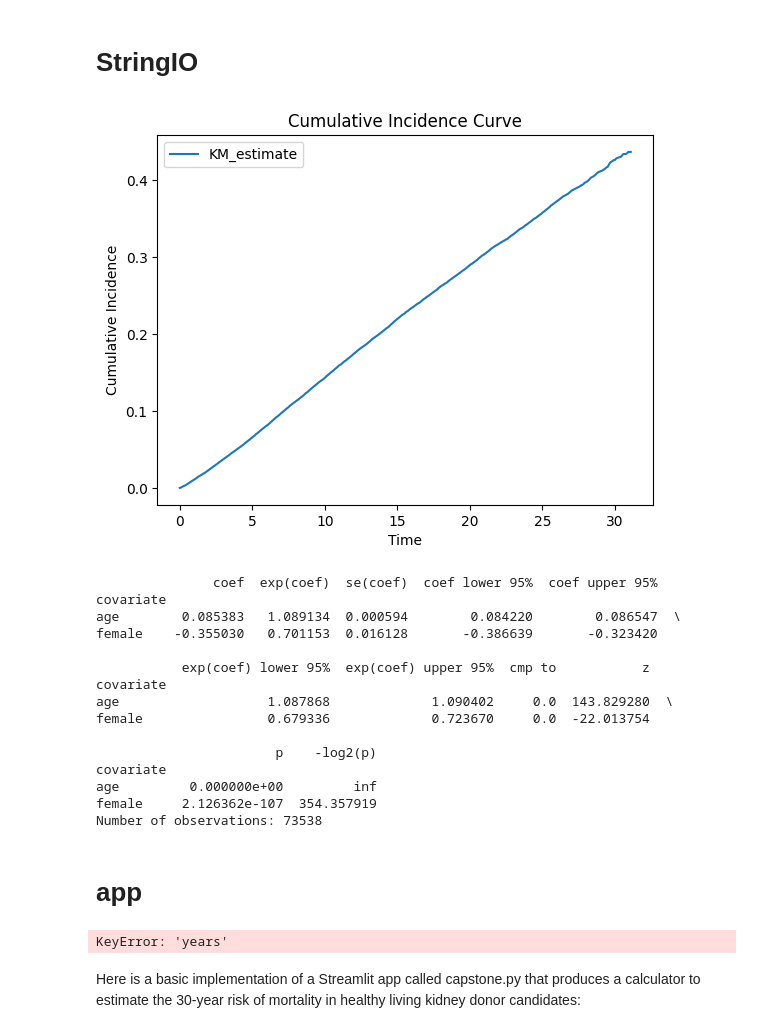
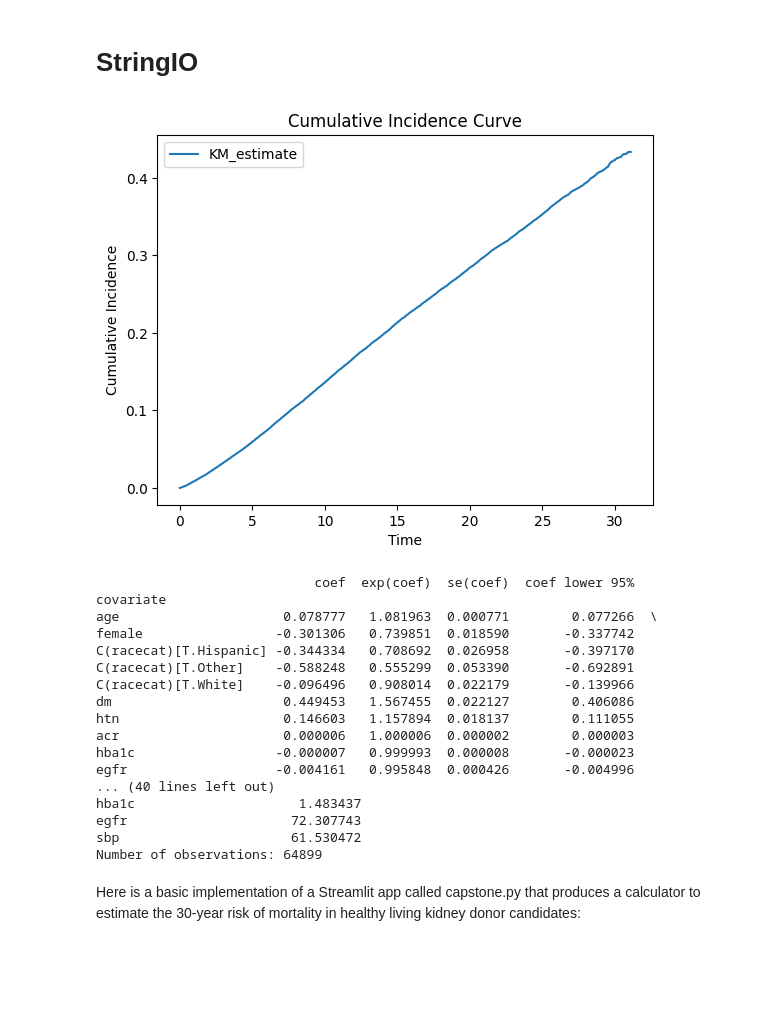
Before and after one commit to muzaale/bcmodel, a Jupyter notebook: chapter6.ipynb, the cells around one changed output. Drawn from its saved outputs; the diff is of its cells as text; code cells hidden in the pictures; blank space fills up the shorter version.

```diff
--- a/chapter6.ipynb
+++ b/chapter6.ipynb
@@ -14,84 +14,52 @@ kmf = KaplanMeierFitter()
 
 # Define the survival time and event columns
 time_column = 'years'  # Replace with the actual column name in your CSV
 event_column = 'died'  # Replace with the actual column name in your CSV
 
 # Fit the Kaplan-Meier estimator
 kmf.fit(data[time_column], data[event_column])
 
 # Plot the cumulative incidence (1 - KM)
 cumulative_incidence = 1 - kmf.survival_function_
 cumulative_incidence.plot()
 plt.xlabel('Time')
 plt.ylabel('Cumulative Incidence')
 plt.title('Cumulative Incidence Curve')
 plt.show()
 
 # Perform Cox regression
 cph = CoxPHFitter()
 
 # Define the covariate columns
-covariates = ['age', 'female']  # Replace with the actual column names in your CSV
+covariates = ['age', 'female', 'racecat', 'dm', 'htn', 'acr', 'hba1c', 'egfr', 'sbp']  # Replace with the actual column names in your CSV
 
 # Fit the Cox regression model
-cph.fit(data, duration_col=time_column, event_col=event_column, formula='age + female')
+cph.fit(data, duration_col=time_column, event_col=event_column, formula='age + female + C(racecat) + dm + htn + acr + hba1c + egfr + sbp')
 
 # Print the summary
 print(cph.summary)
 
 # Calculate the number of observations
 n_obs = int(cph._model.weights.sum())
 print("Number of observations:", n_obs)
 # %% [output]
-[figure, old version]
+[figure, new version]
-               coef  exp(coef)  se(coef)  coef lower 95%  coef upper 95%
+                            coef  exp(coef)  se(coef)  coef lower 95%
 covariate
-age        0.085383   1.089134  0.000594        0.084220        0.086547  \
-female    -0.355030   0.701153  0.016128       -0.386639       -0.323420
-
-           exp(coef) lower 95%  exp(coef) upper 95%  cmp to           z
-covariate
-age                   1.087868             1.090402     0.0  143.829280  \
-female                0.679336             0.723670     0.0  -22.013754
-
-                       p    -log2(p)
-covariate
-age         0.000000e+00         inf
-female     2.126362e-107  354.357919
-Number of observations: 73538
+age                     0.078777   1.081963  0.000771        0.077266  \
+female                 -0.301306   0.739851  0.018590       -0.337742
+C(racecat)[T.Hispanic] -0.344334   0.708692  0.026958       -0.397170
+C(racecat)[T.Other]    -0.588248   0.555299  0.053390       -0.692891
+C(racecat)[T.White]    -0.096496   0.908014  0.022179       -0.139966
+dm                      0.449453   1.567455  0.022127        0.406086
+htn                     0.146603   1.157894  0.018137        0.111055
+acr                     0.000006   1.000006  0.000002        0.000003
+hba1c                  -0.000007   0.999993  0.000008       -0.000023
+egfr                   -0.004161   0.995848  0.000426       -0.004996
+... (40 lines left out)
+hba1c                     1.483437
+egfr                     72.307743
+sbp                      61.530472
+Number of observations: 64899
-# %% [markdown]
-# app
-# %%
-
-
-# Load and preprocess the NHANES dataset
-
-# Perform necessary preprocessing steps on the dataset
-# ...
-
-# Split the dataset into training and testing sets
-
-# Split the dataset into features (X) and the target variable (y)
-X = data[['age', 'female']]
-
-# X = df[['age', 'sex', 'race', 'diabetes', 'hypertension', 'kidney_disease', 'smoking', 'medication',
-# 'bmi', 'sbp', 'creatinine', 'albumin_creatinine_ratio', 'egfr', 'hba1c']]
-y = data['years']
-
-# Train a Cox proportional hazards regression model
-cph = CoxPHFitter()
-cph.fit(X, duration_col='years', event_col='died')
-
-# Extract the beta coefficients
-betas = cph.summary['coef'].values
-
-# Save the trained model and beta coefficients
-with open('model.pkl', 'wb') as file:
-    pickle.dump(cph, file)
-
-with open('betas.pkl', 'wb') as file:
-    pickle.dump(betas, file)
-# %% [output]
-KeyError: 'years'
 # %% [markdown]
 Here is a basic implementation of a Streamlit app called capstone.py that produces a calculator to estimate the 30-year risk of mortality in healthy living kidney donor candidates:
```
Also changed, not shown: parts of 4 cells of this notebook, 12 other files.
